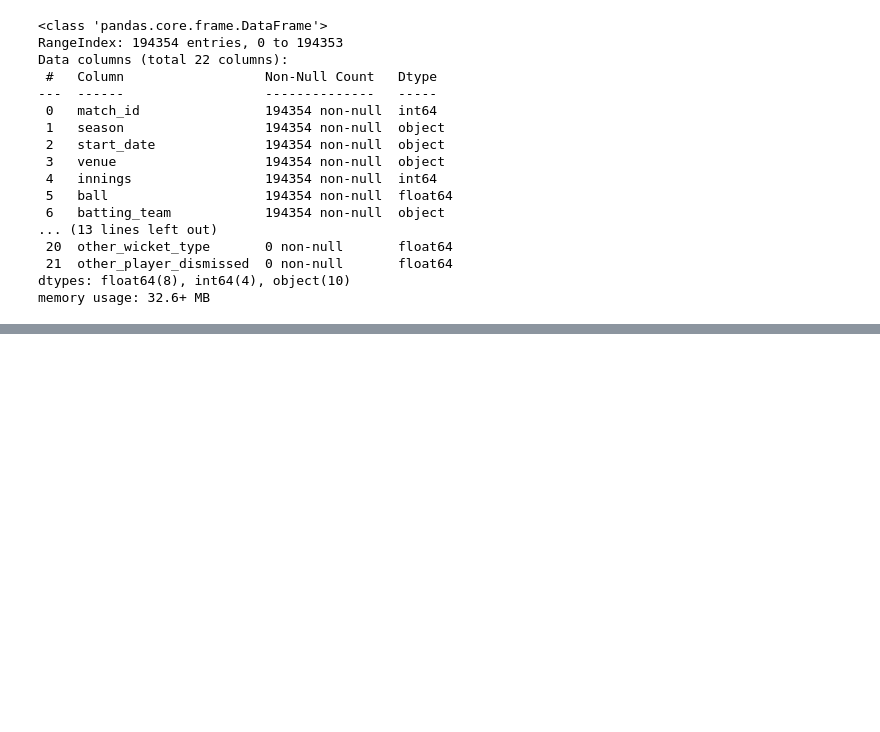
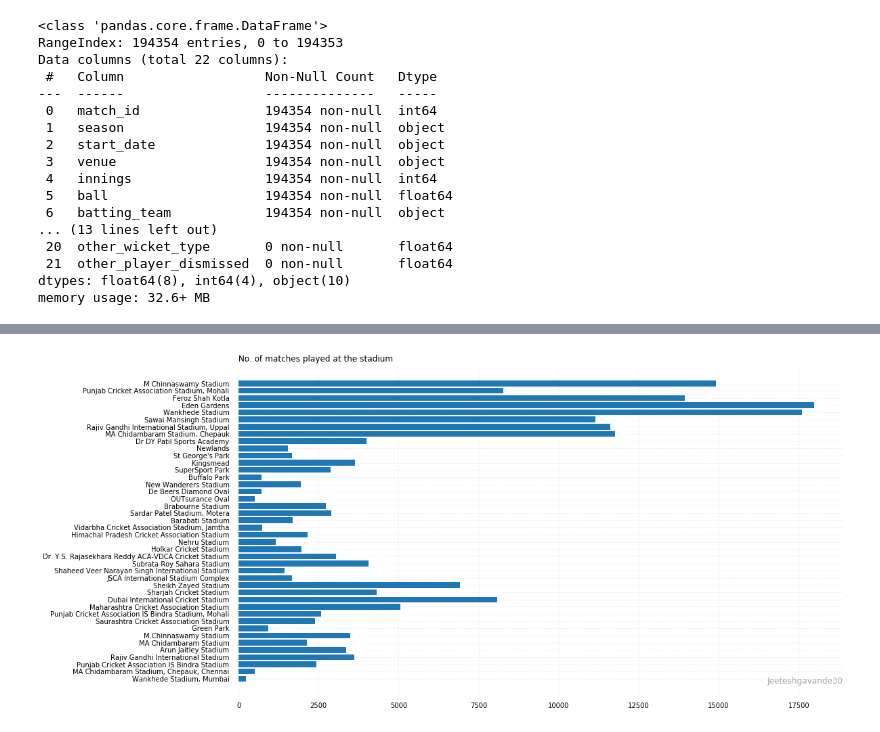
Before and after one commit to yaskpatel03/Machine-Learning, a Jupyter notebook: IPL Score Prediction/dataviz.ipynb, the cells around one changed output, grey strips where cells are left out. Cells and saved outputs as stored; diff of their text form; code cells hidden in the pictures; blank space fills up the shorter version.

```diff
--- a/IPL Score Prediction/dataviz.ipynb
+++ b/IPL Score Prediction/dataviz.ipynb
@@ -52,0 +88,6 @@ ValueError: Cannot index with multidimensional key
+# %%
+for venue in venues:
+    df1 = df[df.venue == venue]
+    df1.groupby('match_id')
+    d = df1.shape[0]
+    data.append(d)
@@ -52,0 +178,45 @@ ValueError: Cannot index with multidimensional key
+# %%
+
+name = venues
+price = data
+
+# Figure Size
+fig, ax = plt.subplots(figsize =(16, 9))
+
+# Horizontal Bar Plot
+ax.barh(name, price)
+
+# Remove axes splines
+for s in ['top', 'bottom', 'left', 'right']:
+    ax.spines[s].set_visible(False)
+
+# Remove x, y Ticks
+ax.xaxis.set_ticks_position('none')
+ax.yaxis.set_ticks_position('none')
+
+# Add padding between axes and labels
+ax.xaxis.set_tick_params(pad = 5)
+ax.yaxis.set_tick_params(pad = 10)
+
+# Add x, y gridlines
+ax.grid(b = True, color ='grey',
+        linestyle ='-.', linewidth = 0.5,
+        alpha = 0.2)
+
+# Show top values
+ax.invert_yaxis()
+
+
+# Add Plot Title
+ax.set_title('No. of matches played at the stadium',
+             loc ='left', )
+
+# Add Text watermark
+fig.text(0.9, 0.15, 'Jeeteshgavande30', fontsize = 12,
+         color ='grey', ha ='right', va ='bottom',
+         alpha = 0.7)
+
+# Show Plot
+plt.show()
+# %% [output]
+[figure, added]
```
Also changed, not shown: parts of 11 cells of this notebook, 2 other files.
